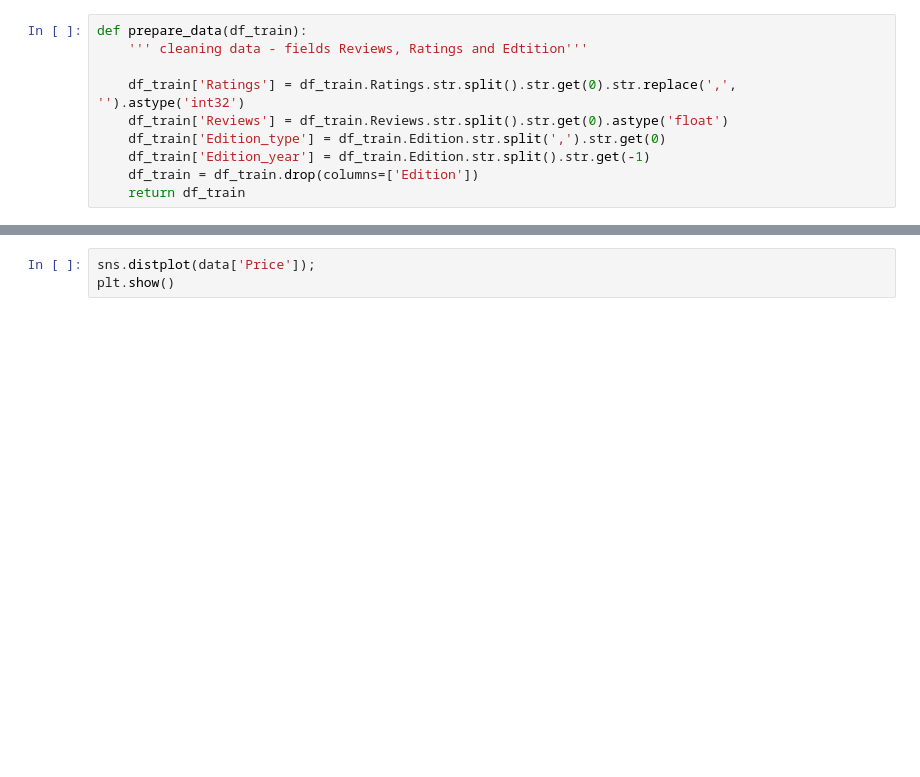
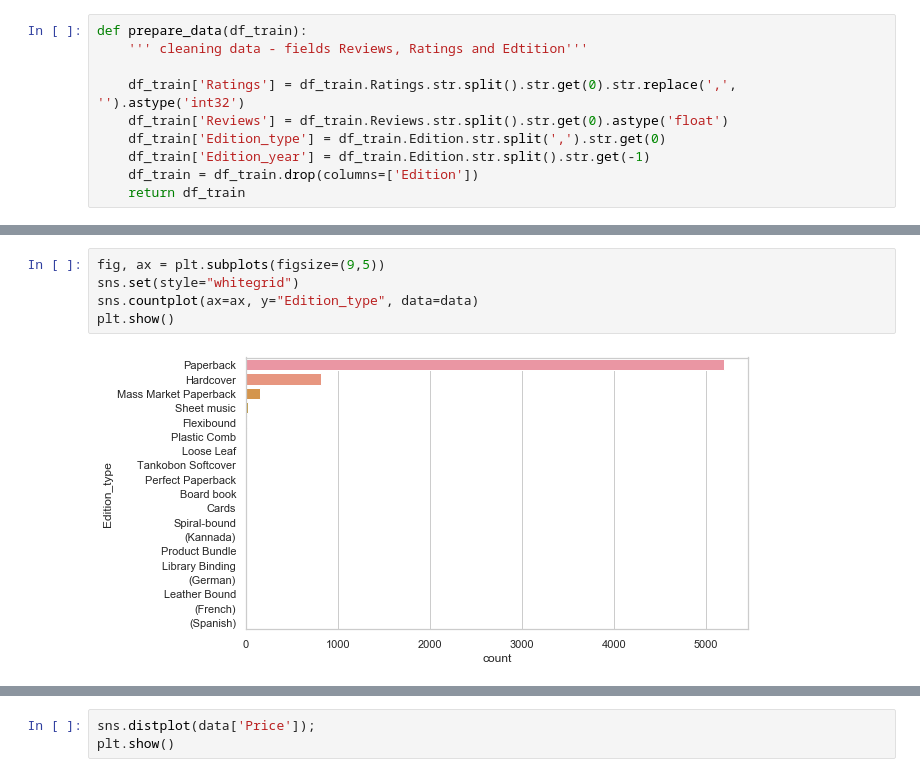
Before and after one commit to prerit2010/predictBookPrices, a Jupyter notebook: model.ipynb, the cells around one changed output, grey strips where cells are left out. Drawn from its saved outputs; the diff is of its cells as text; blank space fills up the shorter version.

```diff
--- a/model.ipynb
+++ b/model.ipynb
@@ -77,0 +105,7 @@ data = pd.read_csv("Data/new_data.csv")
+# %%
+fig, ax = plt.subplots(figsize=(9,5))
+sns.set(style="whitegrid")
+sns.countplot(ax=ax, y="Edition_type", data=data)
+plt.show()
+# %% [output]
+[figure, added]
```
Also changed, not shown: parts of 8 cells of this notebook.
